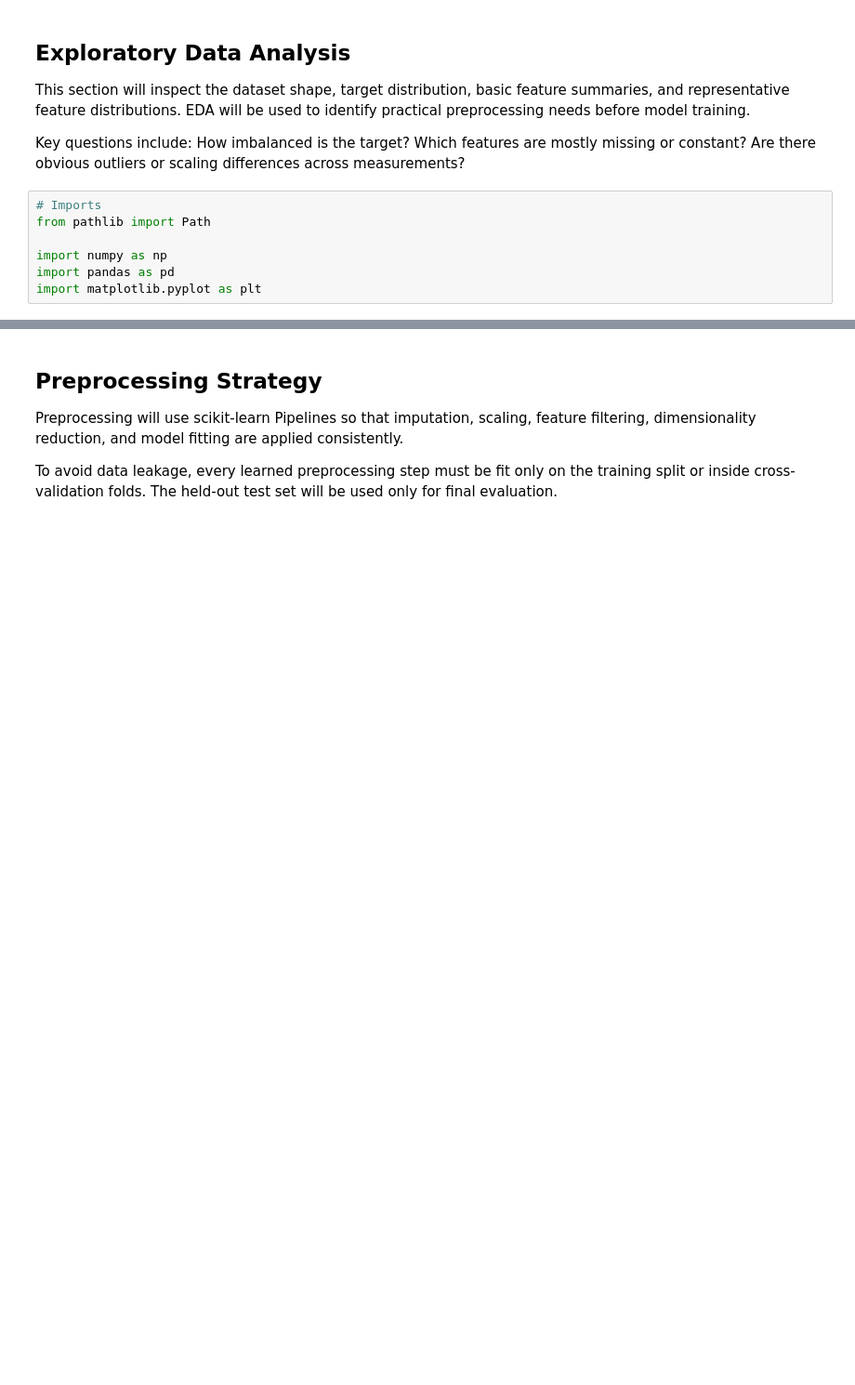
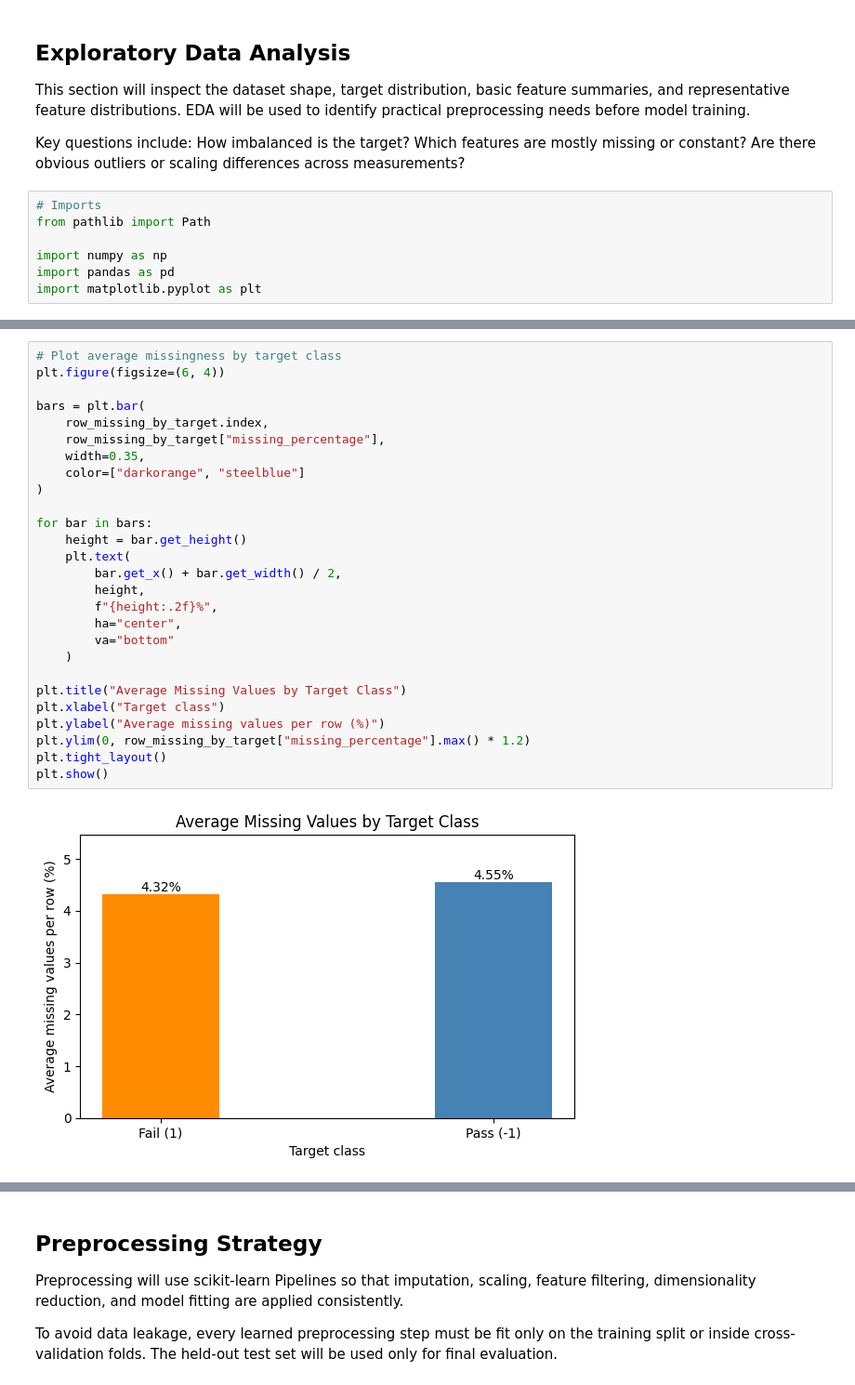
Before and after one commit to Spalding13/secom-fault-detection, a Jupyter notebook: notebooks/01_secom_fault_detection.ipynb, the cells around one changed output, grey strips where cells are left out. Shown at 93% size. Cells and saved outputs as stored; diff of their text form; blank space fills up the shorter version.

```diff
--- a/notebooks/01_secom_fault_detection.ipynb
+++ b/notebooks/01_secom_fault_detection.ipynb
@@ -122,0 +357,29 @@ Decisions such as dropping unusable columns and imputing missing values will be
+# %%
+# Plot average missingness by target class
+plt.figure(figsize=(6, 4))
+
+bars = plt.bar(
+    row_missing_by_target.index,
+    row_missing_by_target["missing_percentage"],
+    width=0.35,
+    color=["darkorange", "steelblue"]
+)
+
+for bar in bars:
+    height = bar.get_height()
+    plt.text(
+        bar.get_x() + bar.get_width() / 2,
+        height,
+        f"{height:.2f}%",
+        ha="center",
+        va="bottom"
+    )
+
+plt.title("Average Missing Values by Target Class")
+plt.xlabel("Target class")
+plt.ylabel("Average missing values per row (%)")
+plt.ylim(0, row_missing_by_target["missing_percentage"].max() * 1.2)
+plt.tight_layout()
+plt.show()
+# %% [output]
+[figure, added]
```
Also changed, not shown: parts of 29 cells of this notebook.
